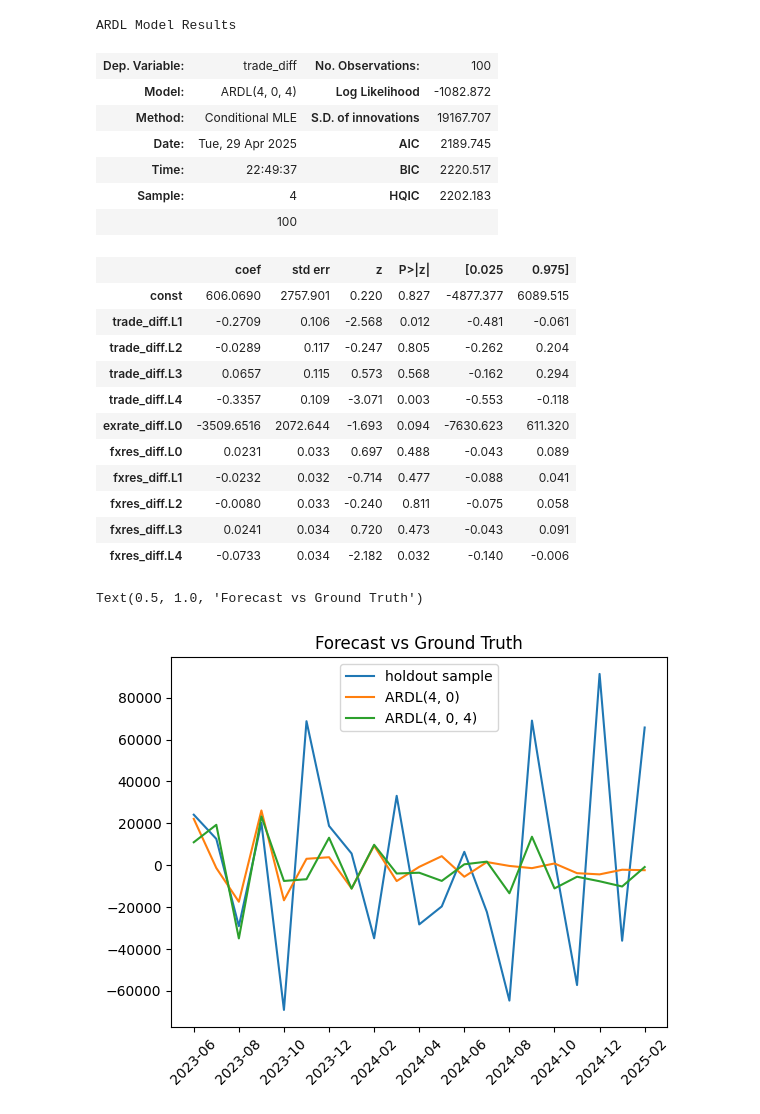
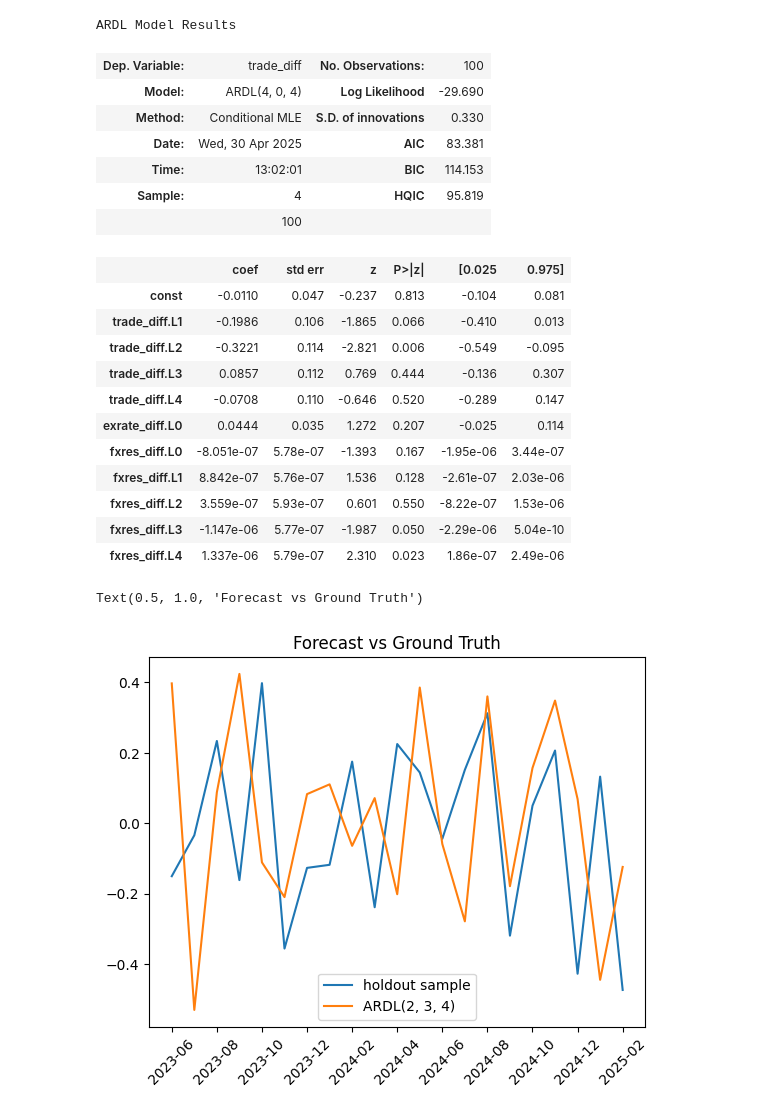
Before and after one commit to BlueSky2407/ae-assignment-3, a Jupyter notebook: src/deseasoned_ardl.ipynb, the cells around one changed output. Saved outputs shown, nothing was run; the diff lists cells and outputs as text; code cells hidden in the pictures.

Commit message:
use log_trade_diff for model, plots

```diff
--- a/src/deseasoned_ardl.ipynb
+++ b/src/deseasoned_ardl.ipynb
@@ -5,7 +5,7 @@ import pandas as pd
 import numpy as np
 import matplotlib.pyplot as plt
 # %%
-data = pd.read_csv('../data/deseasoned_diff.csv')
+data = pd.read_csv('../data/deseasoned_log_diff.csv')
 data.head()
 # %% [output]
 |  | idx | trade_diff | fxres_diff | exrate_diff |
@@ -77,24 +83,24 @@ model_4_0_4.summary()
 # %% [output]
 ARDL Model Results
 | Dep. Variable: | trade_diff | No. Observations: | 100 |
-| Model: | ARDL(4, 0, 4) | Log Likelihood | -1082.872 |
-| Method: | Conditional MLE | S.D. of innovations | 19167.707 |
-| Date: | Tue, 29 Apr 2025 | AIC | 2189.745 |
-| Time: | 22:49:37 | BIC | 2220.517 |
-| Sample: | 4 | HQIC | 2202.183 |
+| Model: | ARDL(4, 0, 4) | Log Likelihood | -29.690 |
+| Method: | Conditional MLE | S.D. of innovations | 0.330 |
+| Date: | Wed, 30 Apr 2025 | AIC | 83.381 |
+| Time: | 13:02:01 | BIC | 114.153 |
+| Sample: | 4 | HQIC | 95.819 |
 |  | 100 |  |  |
 |  | coef | std err | z | P>|z| | [0.025 | 0.975] |
-| const | 606.0690 | 2757.901 | 0.220 | 0.827 | -4877.377 | 6089.515 |
-| trade_diff.L1 | -0.2709 | 0.106 | -2.568 | 0.012 | -0.481 | -0.061 |
-| trade_diff.L2 | -0.0289 | 0.117 | -0.247 | 0.805 | -0.262 | 0.204 |
-| trade_diff.L3 | 0.0657 | 0.115 | 0.573 | 0.568 | -0.162 | 0.294 |
-| trade_diff.L4 | -0.3357 | 0.109 | -3.071 | 0.003 | -0.553 | -0.118 |
-| exrate_diff.L0 | -3509.6516 | 2072.644 | -1.693 | 0.094 | -7630.623 | 611.320 |
-| fxres_diff.L0 | 0.0231 | 0.033 | 0.697 | 0.488 | -0.043 | 0.089 |
-| fxres_diff.L1 | -0.0232 | 0.032 | -0.714 | 0.477 | -0.088 | 0.041 |
-| fxres_diff.L2 | -0.0080 | 0.033 | -0.240 | 0.811 | -0.075 | 0.058 |
-| fxres_diff.L3 | 0.0241 | 0.034 | 0.720 | 0.473 | -0.043 | 0.091 |
-| fxres_diff.L4 | -0.0733 | 0.034 | -2.182 | 0.032 | -0.140 | -0.006 |
+| const | -0.0110 | 0.047 | -0.237 | 0.813 | -0.104 | 0.081 |
+| trade_diff.L1 | -0.1986 | 0.106 | -1.865 | 0.066 | -0.410 | 0.013 |
+| trade_diff.L2 | -0.3221 | 0.114 | -2.821 | 0.006 | -0.549 | -0.095 |
+| trade_diff.L3 | 0.0857 | 0.112 | 0.769 | 0.444 | -0.136 | 0.307 |
+| trade_diff.L4 | -0.0708 | 0.110 | -0.646 | 0.520 | -0.289 | 0.147 |
+| exrate_diff.L0 | 0.0444 | 0.035 | 1.272 | 0.207 | -0.025 | 0.114 |
+| fxres_diff.L0 | -8.051e-07 | 5.78e-07 | -1.393 | 0.167 | -1.95e-06 | 3.44e-07 |
+| fxres_diff.L1 | 8.842e-07 | 5.76e-07 | 1.536 | 0.128 | -2.61e-07 | 2.03e-06 |
+| fxres_diff.L2 | 3.559e-07 | 5.93e-07 | 0.601 | 0.550 | -8.22e-07 | 1.53e-06 |
+| fxres_diff.L3 | -1.147e-06 | 5.77e-07 | -1.987 | 0.050 | -2.29e-06 | 5.04e-10 |
+| fxres_diff.L4 | 1.337e-06 | 5.79e-07 | 2.310 | 0.023 | 1.86e-07 | 2.49e-06 |
 # %%
 opt_model_forecast = opt_model.forecast(21, val_data[['exrate_diff', 'fxres_diff']])
 model_forecast = model.forecast(21, val_data[['exrate_diff', 'fxres_diff']])
@@ -102,14 +108,13 @@ model_4_0_4_forecast = model_4_0_4.forecast(21, val_data[['exrate_diff', 'fxres_
 # %%
 plt.figure()
 plt.plot(timestamps[101:], val_data['trade_diff'], label = 'holdout sample')
-plt.plot(timestamps[101:], opt_model_forecast, label = 'ARDL(4, 0)')
-plt.plot(timestamps[101:], model_4_0_4_forecast, label = 'ARDL(4, 0, 4)')
+plt.plot(timestamps[101:], opt_model_forecast, label = 'ARDL(2, 3, 4)')
 plt.legend()
 plt.xticks(
     ticks=range(0, len(timestamps[101:]), 2),
     rotation=45
 )
 plt.title('Forecast vs Ground Truth')
 # %% [output]
 Text(0.5, 1.0, 'Forecast vs Ground Truth')
-[figure, old version]
+[figure, new version]
```
Also changed, not shown: parts of 4 cells of this notebook, 3 other files.
